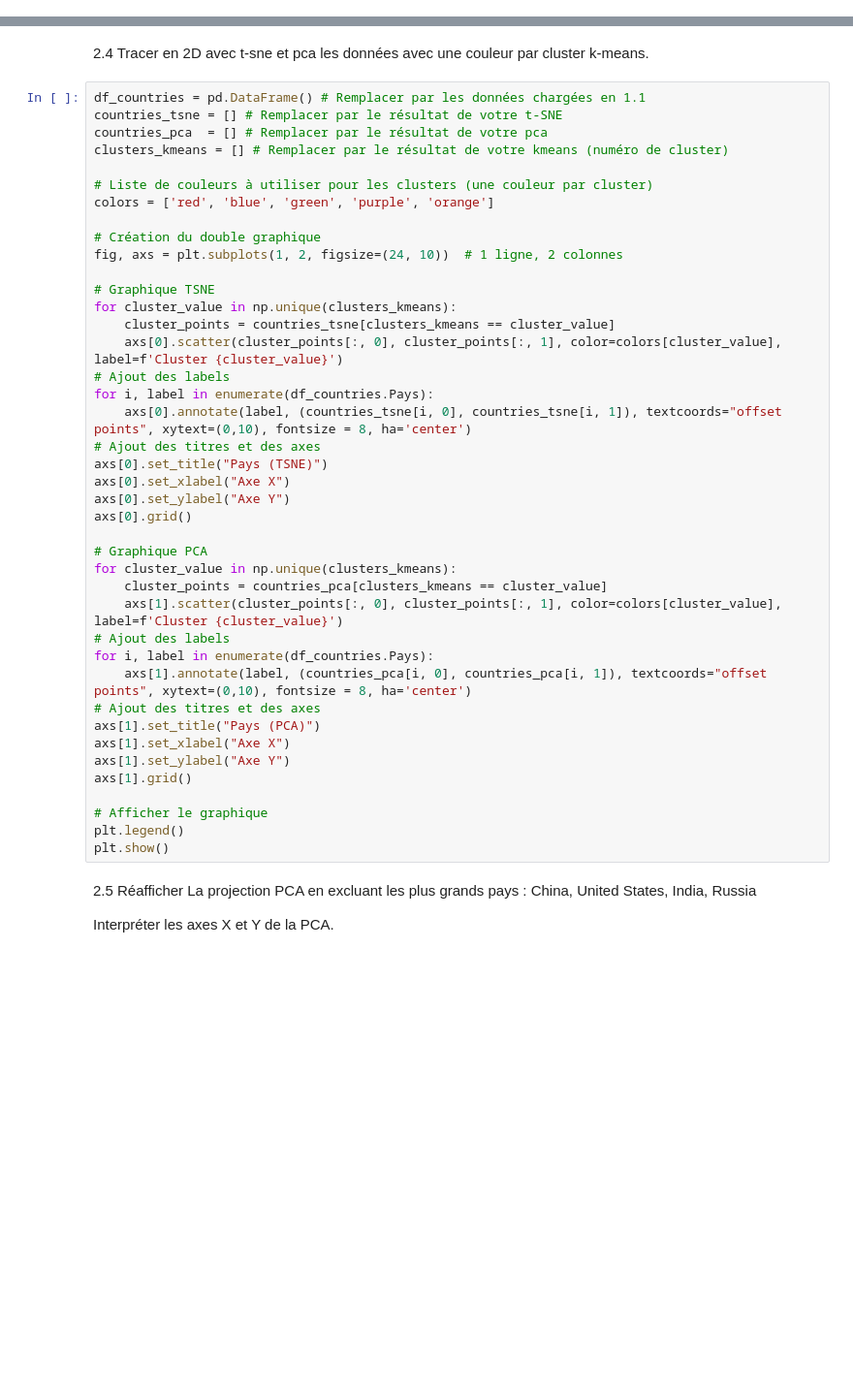
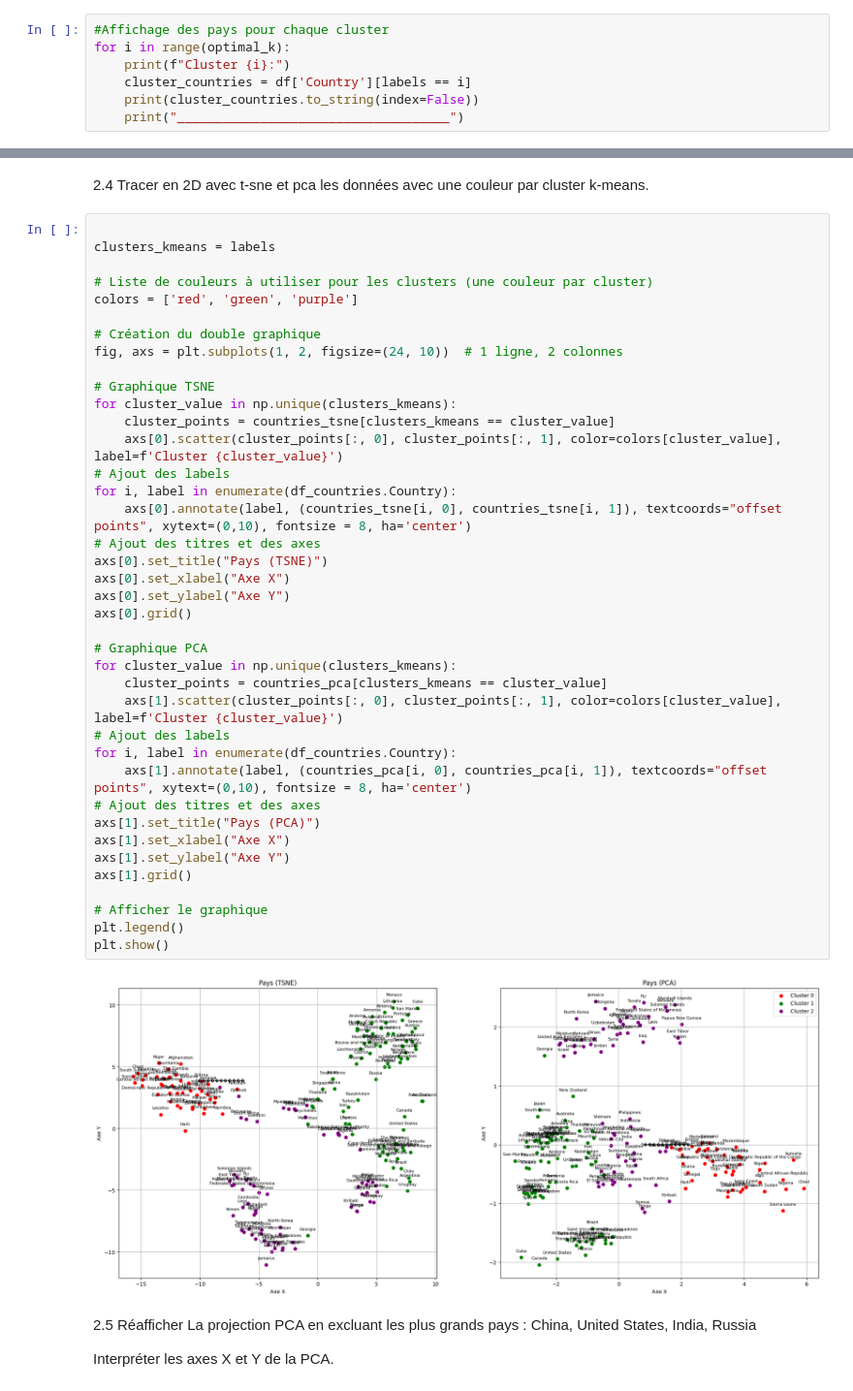
Before and after one commit to FujiminoDeliaMary/ArtfullCode, a Jupyter notebook: BigDataAI/TP2_nonsupervise_pays.ipynb, the cells around one changed output, grey strips where cells are left out. Shown at 97% size. Drawn from its saved outputs; the diff is of its cells as text; blank space fills up the shorter version.

```diff
--- a/BigDataAI/TP2_nonsupervise_pays.ipynb
+++ b/BigDataAI/TP2_nonsupervise_pays.ipynb
@@ -143,2 +179,9 @@ Afficher le temps de traitement
 # %% [markdown]
 2.3 Afficher les pays pour chaque cluster
+# %%
+#Affichage des pays pour chaque cluster
+for i in range(optimal_k):
+    print(f"Cluster {i}:")
+    cluster_countries = df['Country'][labels == i]
+    print(cluster_countries.to_string(index=False))
+    print("____________________________________")
@@ -145,46 +206,46 @@ Afficher le temps de traitement
 # %% [markdown]
 2.4 Tracer en 2D avec t-sne et pca les données avec une couleur par cluster k-means.
 # %%
-df_countries = pd.DataFrame() # Remplacer par les données chargées en 1.1
-countries_tsne = [] # Remplacer par le résultat de votre t-SNE
-countries_pca  = [] # Remplacer par le résultat de votre pca
-clusters_kmeans = [] # Remplacer par le résultat de votre kmeans (numéro de cluster)
+
+clusters_kmeans = labels
 
 # Liste de couleurs à utiliser pour les clusters (une couleur par cluster)
-colors = ['red', 'blue', 'green', 'purple', 'orange']
+colors = ['red', 'green', 'purple']
 
 # Création du double graphique
 fig, axs = plt.subplots(1, 2, figsize=(24, 10))  # 1 ligne, 2 colonnes
 
 # Graphique TSNE
 for cluster_value in np.unique(clusters_kmeans):
     cluster_points = countries_tsne[clusters_kmeans == cluster_value]
     axs[0].scatter(cluster_points[:, 0], cluster_points[:, 1], color=colors[cluster_value], label=f'Cluster {cluster_value}')
 # Ajout des labels
-for i, label in enumerate(df_countries.Pays):
+for i, label in enumerate(df_countries.Country):
     axs[0].annotate(label, (countries_tsne[i, 0], countries_tsne[i, 1]), textcoords="offset points", xytext=(0,10), fontsize = 8, ha='center')
 # Ajout des titres et des axes
 axs[0].set_title("Pays (TSNE)")
 axs[0].set_xlabel("Axe X")
 axs[0].set_ylabel("Axe Y")
 axs[0].grid()
 
 # Graphique PCA
 for cluster_value in np.unique(clusters_kmeans):
     cluster_points = countries_pca[clusters_kmeans == cluster_value]
     axs[1].scatter(cluster_points[:, 0], cluster_points[:, 1], color=colors[cluster_value], label=f'Cluster {cluster_value}')
 # Ajout des labels
-for i, label in enumerate(df_countries.Pays):
+for i, label in enumerate(df_countries.Country):
     axs[1].annotate(label, (countries_pca[i, 0], countries_pca[i, 1]), textcoords="offset points", xytext=(0,10), fontsize = 8, ha='center')
 # Ajout des titres et des axes
 axs[1].set_title("Pays (PCA)")
 axs[1].set_xlabel("Axe X")
 axs[1].set_ylabel("Axe Y")
 axs[1].grid()
 
 # Afficher le graphique
 plt.legend()
 plt.show()
+# %% [output]
+[figure, added]
 # %% [markdown]
 2.5 Réafficher La projection PCA en excluant les plus grands pays : China, United States, India, Russia
 
```
Also changed, not shown: parts of 18 cells of this notebook.
